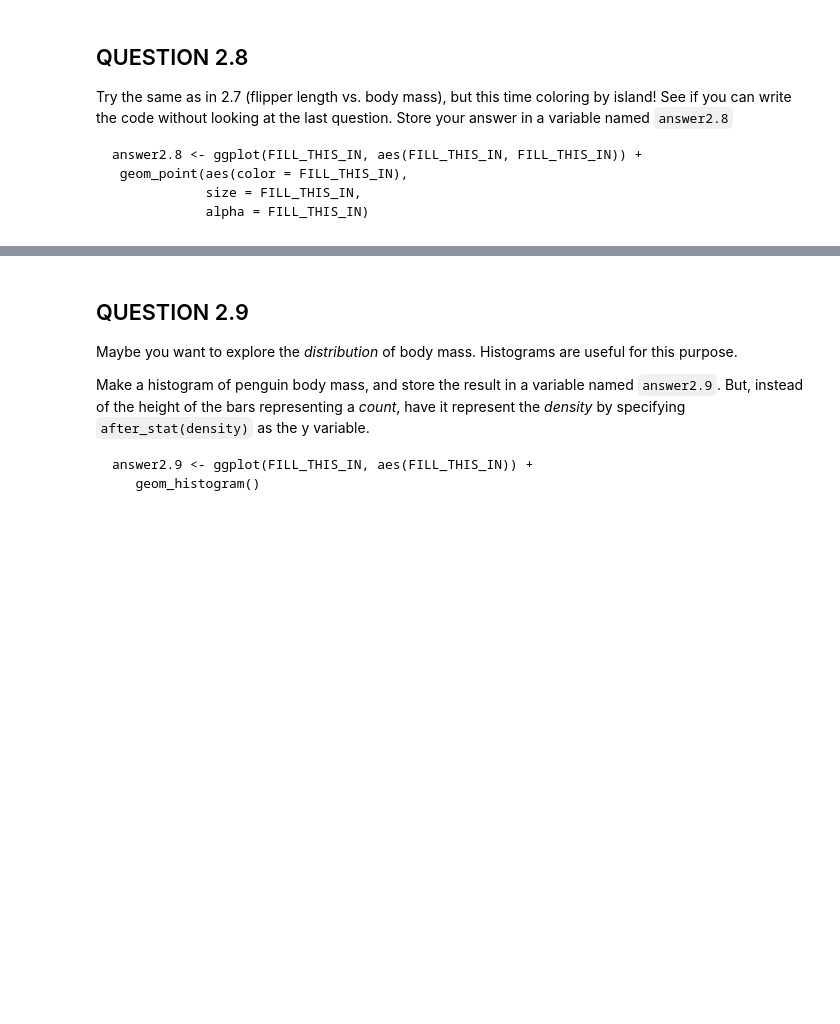
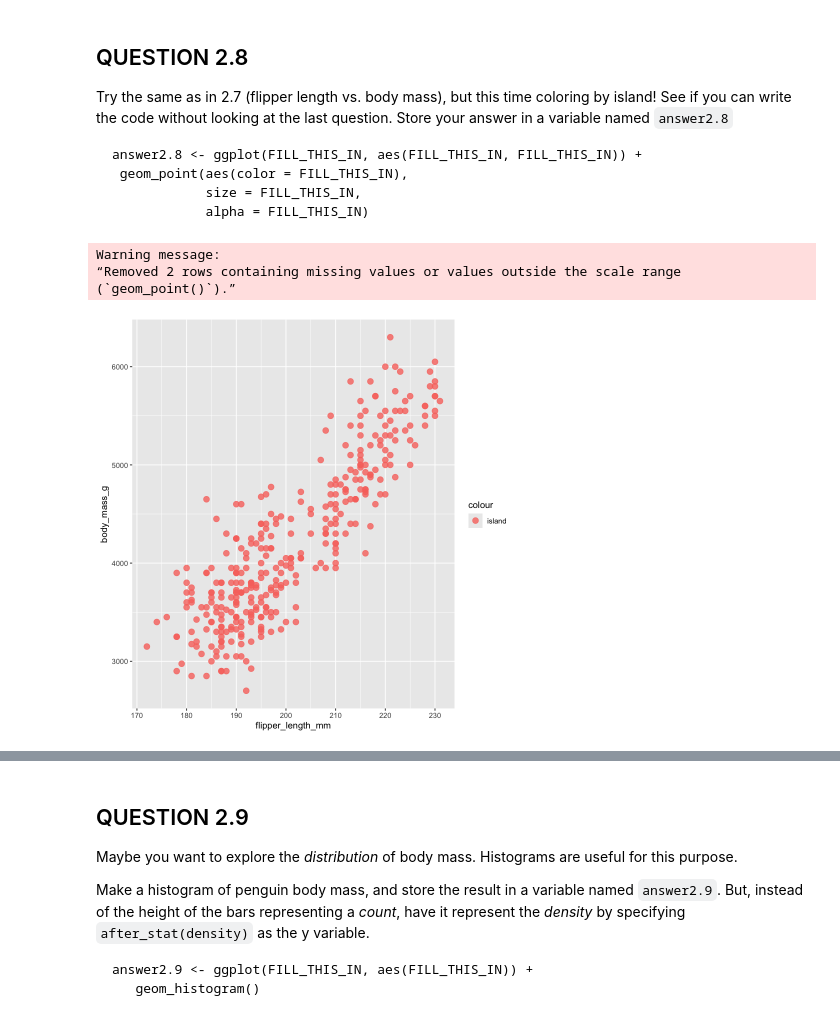
Before and after one commit to annikalaurin/annikalaurin1, a Jupyter notebook: worksheet_a03.ipynb, the cells around one changed output, grey strips where cells are left out. Drawn from its saved outputs; the diff is of its cells as text; code cells hidden in the pictures; blank space fills up the shorter version.

```diff
--- a/worksheet_a03.ipynb
+++ b/worksheet_a03.ipynb
@@ -470,3 +471,14 @@ plot(answer2.8)
+# %%
+# Produce your plot here.
+# your code here
+answer2.8 <- ggplot(penguins, aes(x=flipper_length_mm, y=body_mass_g)) +
+geom_point(aes(color = "island"), size=3, alpha = 0.8)
+plot(answer2.8)
+# %% [output]
+Warning message:
+“Removed 2 rows containing missing values or values outside the scale range
+(`geom_point()`).”
+[figure, added]
 # %%
 test_that("Question 2.8", {
     expect_true(
```
Also changed, not shown: parts of 19 cells of this notebook.
